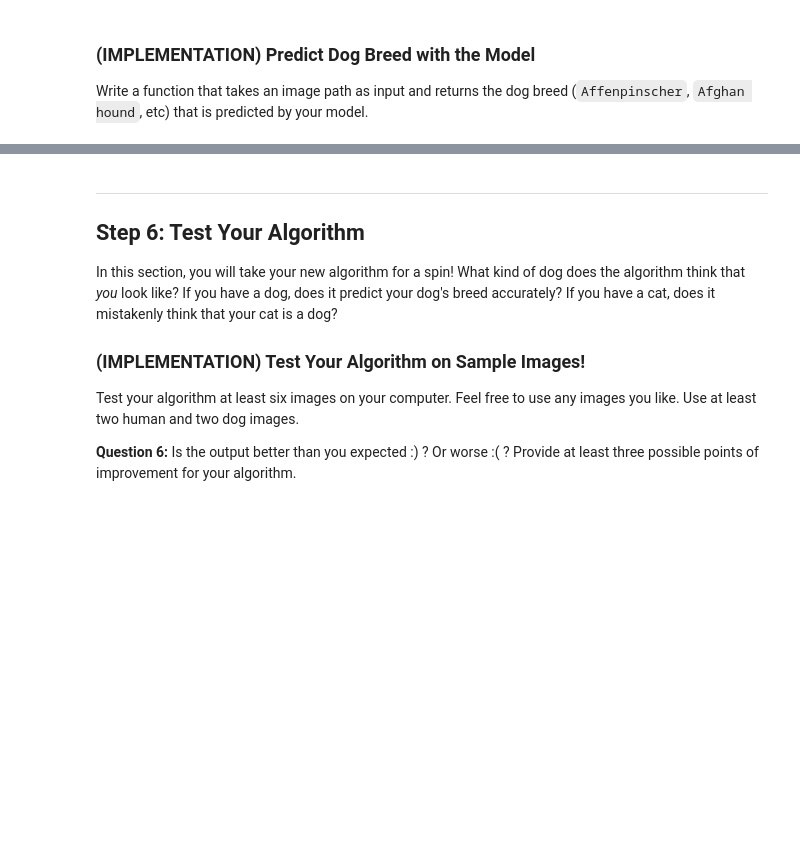
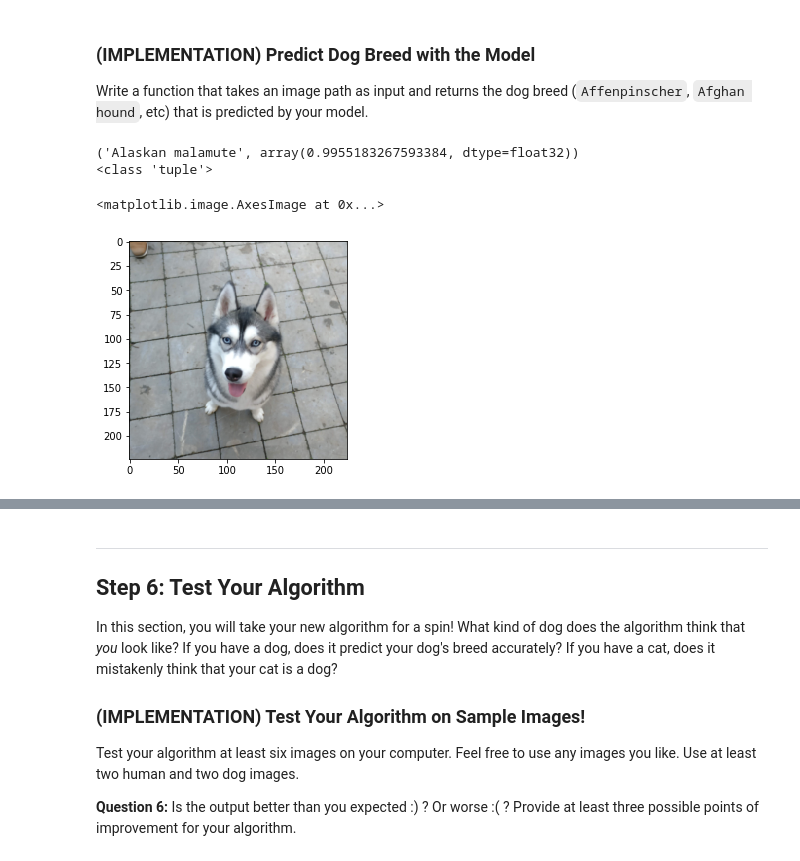
Before and after one commit to jdelhaxhe/deep-learning-v2-pytorch, a Jupyter notebook: project-dog-classification/dog_app.ipynb, the cells around one changed output, grey strips where cells are left out. Drawn from its saved outputs; the diff is of its cells as text; code cells hidden in the pictures; blank space fills up the shorter version.

```diff
--- a/project-dog-classification/dog_app.ipynb
+++ b/project-dog-classification/dog_app.ipynb
@@ -812,11 +1087,3 @@ optimizer_transfer = optim.SGD(model_transfer.classifier.parameters(), lr=0.001)
 ### (IMPLEMENTATION) Train and Validate the Model
 
 Train and validate your model in the code cell below.  [Save the final model parameters](http://pytorch.org/docs/master/notes/serialization.html) at filepath `'model_transfer.pt'`.
-# %%
-n_epochs = 100
-
-# train the model
-model_transfer = train(n_epochs, loaders_transfer, model_transfer, optimizer_transfer, criterion_transfer, use_cuda, 'model_transfer.pt')
-
-# load the model that got the best validation accuracy (uncomment the line below)
-#model_transfer.load_state_dict(torch.load('model_transfer.pt'))
@@ -836,10 +1160,38 @@ Write a function that takes an image path as input and returns the dog breed (`A
 # %%
 ### TODO: Write a function that takes a path to an image as input
 ### and returns the dog breed that is predicted by the model.
+%matplotlib inline
 
 # list of class names by index, i.e. a name can be accessed like class_names[0]
 class_names = [item[4:].replace("_", " ") for item in data_transfer['train'].classes]
 
+
 def predict_breed_transfer(img_path):
     # load the image and return the predicted breed
-    return None
+    model_transfer.load_state_dict(torch.load('model_transfer.pt'))
+
+    image = load_image(img_path)
+
+    predict = model_transfer(image)
+
+    softmax = nn.Softmax(dim=1)
+
+    ps = softmax(predict)
+
+    val, idx = torch.topk(ps, 1)
+
+    return class_names[idx], val.cpu().detach().numpy().squeeze()
+
+img_path = ntdir + './crashtest/crashtest.jpg'
+
+print(predict_breed_transfer(img_path))
+print(type(predict_breed_transfer(img_path)))
+
+pic2 = load_image(img_path)
+im2 = im_convert(pic2)
+plt.imshow(im2)
+# %% [output]
+('Alaskan malamute', array(0.9955183267593384, dtype=float32))
+<class 'tuple'>
+<matplotlib.image.AxesImage at 0x...>
+[figure, added]
```
Also changed, not shown: parts of 35 cells of this notebook, 10 other files.
